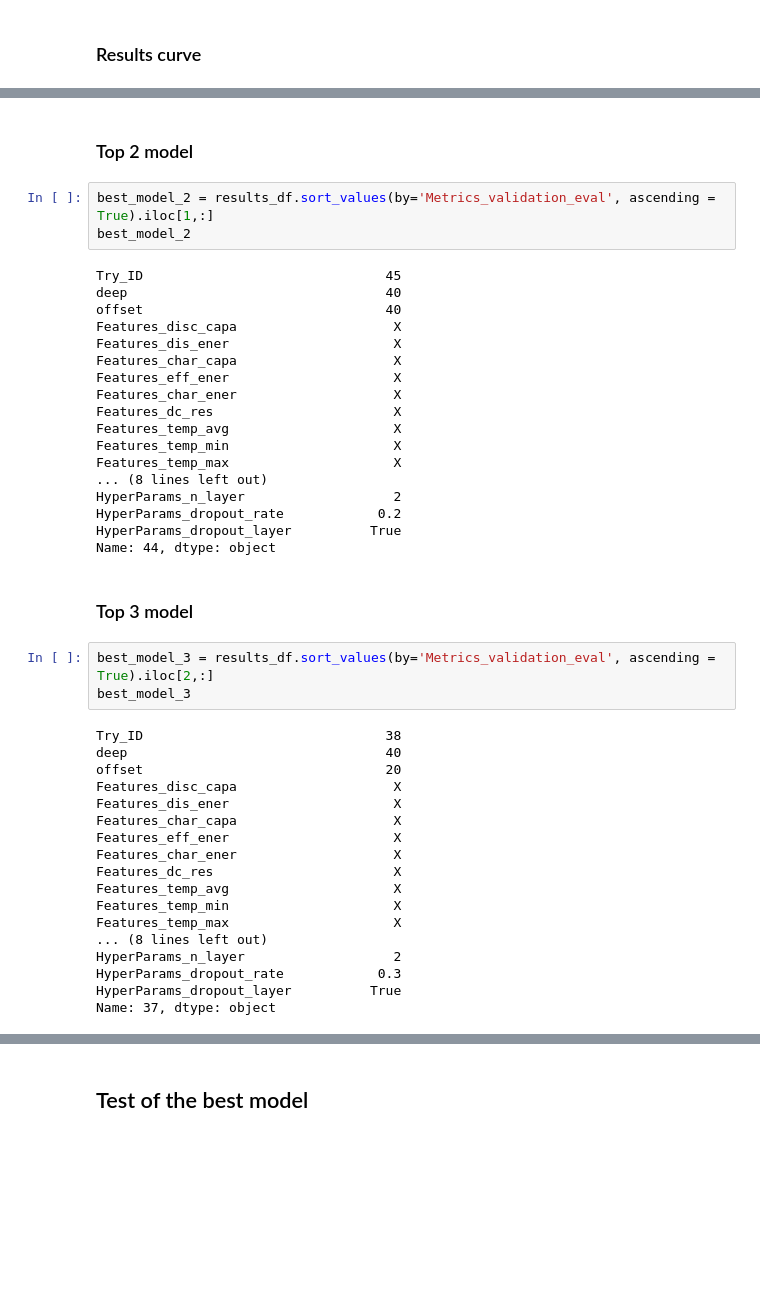
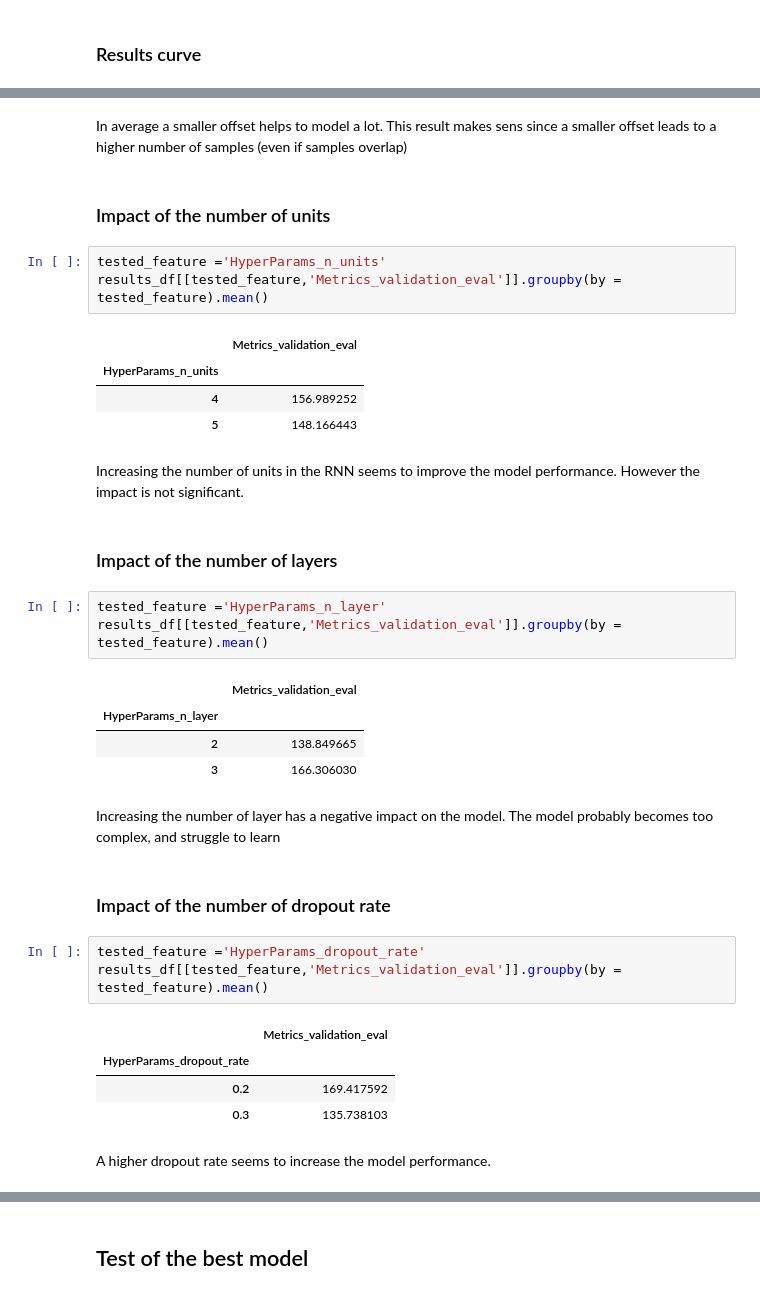
Before and after one commit to RomainJupille/BatteryProject, a Jupyter notebook: notebooks/06_model_two_results.ipynb, the cells around one changed output, grey strips where cells are left out. Drawn from its saved outputs; the diff is of its cells as text; blank space fills up the shorter version.

```diff
--- a/notebooks/06_model_two_results.ipynb
+++ b/notebooks/06_model_two_results.ipynb
@@ -78,46 +67,41 @@ Name: 32, dtype: object
+# %% [markdown]
+In average a smaller offset helps to model a lot.
+This result makes sens since a smaller offset leads to a higher number  of samples (even if samples overlap)
+# %% [markdown]
+### Impact of the number of units
+# %%
+tested_feature ='HyperParams_n_units'
+results_df[[tested_feature,'Metrics_validation_eval']].groupby(by = tested_feature).mean()
+# %% [output]
+|  | Metrics_validation_eval |
+| HyperParams_n_units |  |
+| 4 | 156.989252 |
+| 5 | 148.166443 |
+# %% [markdown]
+Increasing the number of units in the RNN seems to improve the model performance.
+However the impact is not significant.
 # %% [markdown]
-### Top 2 model
+### Impact of the number of layers
 # %%
-best_model_2 = results_df.sort_values(by='Metrics_validation_eval', ascending = True).iloc[1,:]
-best_model_2
+tested_feature ='HyperParams_n_layer'
+results_df[[tested_feature,'Metrics_validation_eval']].groupby(by = tested_feature).mean()
 # %% [output]
-Try_ID                               45
-deep                                 40
-offset                               40
-Features_disc_capa                    X
-Features_dis_ener                     X
-Features_char_capa                    X
-Features_eff_ener                     X
-Features_char_ener                    X
-Features_dc_res                       X
-Features_temp_avg                     X
-Features_temp_min                     X
-Features_temp_max                     X
-... (8 lines left out)
-HyperParams_n_layer                   2
-HyperParams_dropout_rate            0.2
-HyperParams_dropout_layer          True
-Name: 44, dtype: object
+|  | Metrics_validation_eval |
+| HyperParams_n_layer |  |
+| 2 | 138.849665 |
+| 3 | 166.306030 |
+# %% [markdown]
+Increasing the number of layer has a negative impact on the model.
+The model probably becomes too complex, and struggle to learn
 # %% [markdown]
-### Top 3 model
+### Impact of the number of dropout rate
 # %%
-best_model_3 = results_df.sort_values(by='Metrics_validation_eval', ascending = True).iloc[2,:]
-best_model_3
+tested_feature ='HyperParams_dropout_rate'
+results_df[[tested_feature,'Metrics_validation_eval']].groupby(by = tested_feature).mean()
 # %% [output]
-Try_ID                               38
-deep                                 40
-offset                               20
-Features_disc_capa                    X
-Features_dis_ener                     X
-Features_char_capa                    X
-Features_eff_ener                     X
-Features_char_ener                    X
-Features_dc_res                       X
-Features_temp_avg                     X
-Features_temp_min                     X
-Features_temp_max                     X
-... (8 lines left out)
-HyperParams_n_layer                   2
-HyperParams_dropout_rate            0.3
-HyperParams_dropout_layer          True
-Name: 37, dtype: object
+|  | Metrics_validation_eval |
+| HyperParams_dropout_rate |  |
+| 0.2 | 169.417592 |
+| 0.3 | 135.738103 |
+# %% [markdown]
+A higher dropout rate seems to increase the model performance.
```
Also changed, not shown: parts of 35 cells of this notebook, 5 other files.
